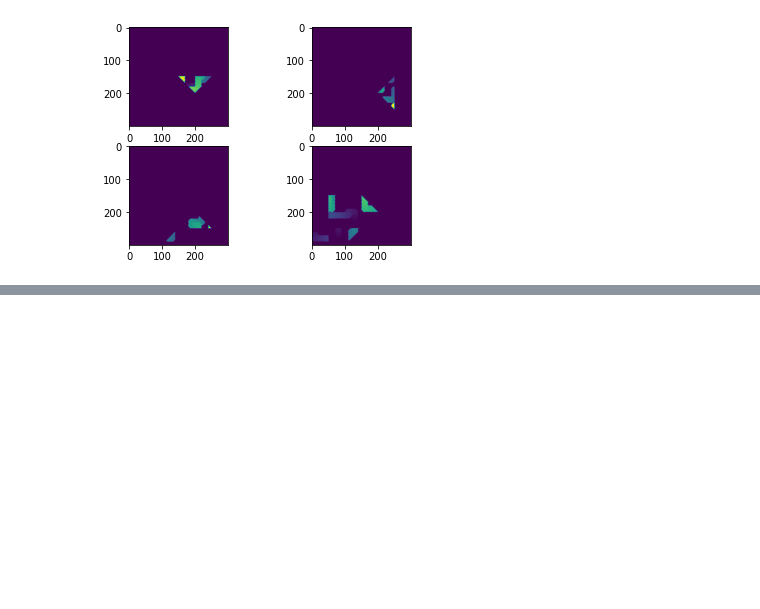
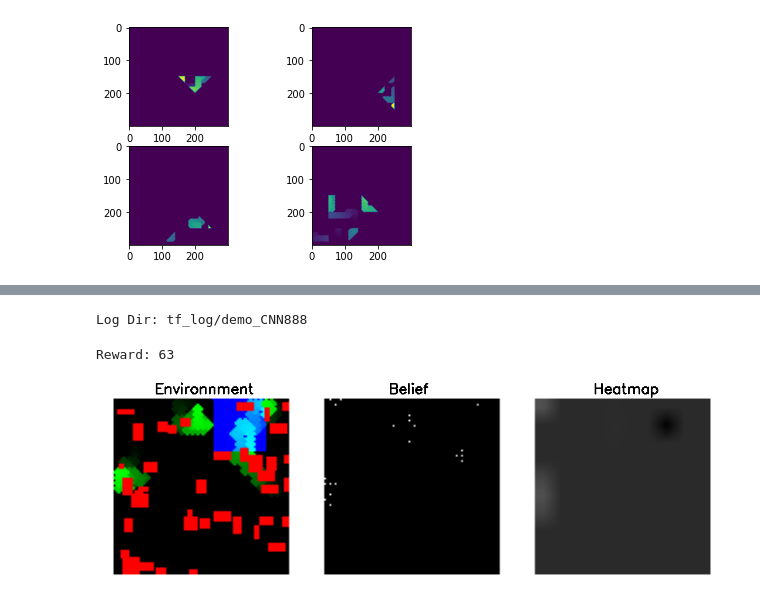
Before and after one commit to kulbir-ahluwalia/CMSC818B_MiniProject_2, a Jupyter notebook: python/pm_python.ipynb, the cells around one changed output, grey strips where cells are left out. Saved outputs shown, nothing was run; the diff lists cells and outputs as text; code cells hidden in the pictures; blank space fills up the shorter version.

```diff
--- a/python/pm_python.ipynb
+++ b/python/pm_python.ipynb
@@ -1246,0 +1482,79 @@ for i in range(100):
+# %%
+memory = Memory(CONST.NUM_AGENTS)
+rlAgent = PPO(env)
+rlAgent.loadModel("rl_models/ActorCritic_30part_500itr.pt", 1)
+# %% [output]
+Log Dir: tf_log/demo_CNN888
+# %%
+# Initialize heatmap
+heatmap = discretize_env(env, grid_size = 10)
+
+for i in range(200):
+    for id, player in enumerate(env.playerList):
+        # Form 1: use position dircetly
+        # player.pos = (x,y)
+
+        # Form 2: use move function with size and canvas
+        player.move(np.random.choice(['up', 'down', 'left', 'right']), player.size, env.canvas)
+
+        # Get next move based from Lawnmower
+        # player.move(next(gens[id]), player.size, env.canvas)
+
+
+    ### Update drones' locations
+    for drone in env.droneList:
+        action = info_greddy_PF(drone, heatmap, env.action_list)
+        drone.move(action, drone.size//5, env.canvas)
+
+    ### Update graphics
+    env.update_all()
+
+    ### Get updated coverage and observations
+    # self.covergae, self.env_img = self.process_screen(my_coverage=self.coverage, my_canvas=self.canvas)
+    env.process_screen()
+
+    ### Get drone's view
+    env.drone_map = env.get_droneview(env.drone_map, env.env_img)
+
+    ### Get reward
+    rwd = reward(env)
+
+    ### Generate Heatmap of size 10x10
+    heatmap = discretize_env(env, grid_size = 10)
+
+    ### Get drone's belife space
+    env.belief= update_belief(env.belief,env)
+
+
+
+    ################# Visualization #####################3
+    ### Add borders to the environment image
+    new_img1 = cv2.copyMakeBorder(env.env_img,10,10,10,10,cv2.BORDER_CONSTANT,value=(255,255,255))
+
+    ### Get particles/belief image (as RGB) and add borders
+    particles_img = np.array([env.belief]*3).transpose(1,2,0).astype(np.uint8)
+    new_img2 = cv2.copyMakeBorder(particles_img,10,10,10,10,cv2.BORDER_CONSTANT,value=(255,255,255))
+
+    ### Convert heatmap to a RGB image and add order
+    heatmap_img = np.array([cv2.resize(heatmap, (height, width))]*3).transpose(1,2,0)
+    heatmap_img = (255*((heatmap_img+100)/600.)).astype(np.uint8)
+    new_img3 = cv2.copyMakeBorder(heatmap_img,10,10,10,10,cv2.BORDER_CONSTANT,value=(255,255,255))
+
+    ### Combine images
+    final_img = np.hstack([new_img1, new_img2, new_img3])
+    final_img = cv2.resize(final_img, (final_img.shape[1]*3, final_img.shape[0]*3))
+
+    ### Add labels
+    final_img = cv2.putText(final_img, 'Environnment', (100, 21), fontFace = cv2.FONT_HERSHEY_SIMPLEX , fontScale=0.8, color=(0,0,0), thickness= 2)
+    final_img = cv2.putText(final_img, 'Belief', (500, 21), fontFace = cv2.FONT_HERSHEY_SIMPLEX , fontScale=0.8, color=(0,0,0), thickness= 2)
+    final_img = cv2.putText(final_img, 'Heatmap', (850, 21), fontFace = cv2.FONT_HERSHEY_SIMPLEX , fontScale=0.8, color=(0,0,0), thickness= 2)
+
+
+
+    output.clear()
+    print(f'Reward: {rwd}')
+    cv2_imshow(final_img)
+    time.sleep(0.5)
+# %% [output]
+Reward: 63
+[figure, added]
```
Also changed, not shown: parts of 17 cells of this notebook.
